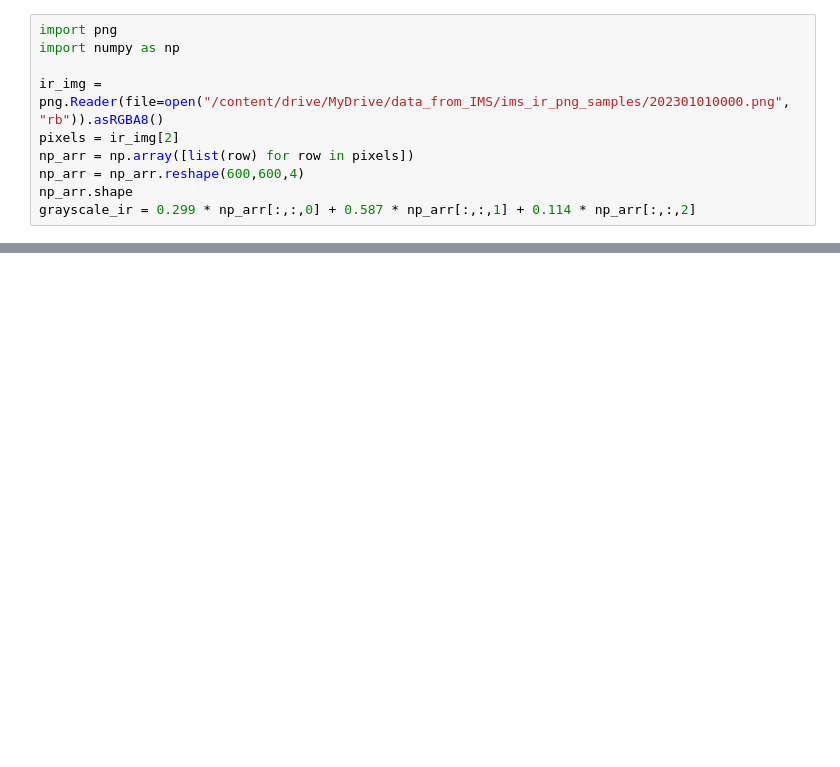
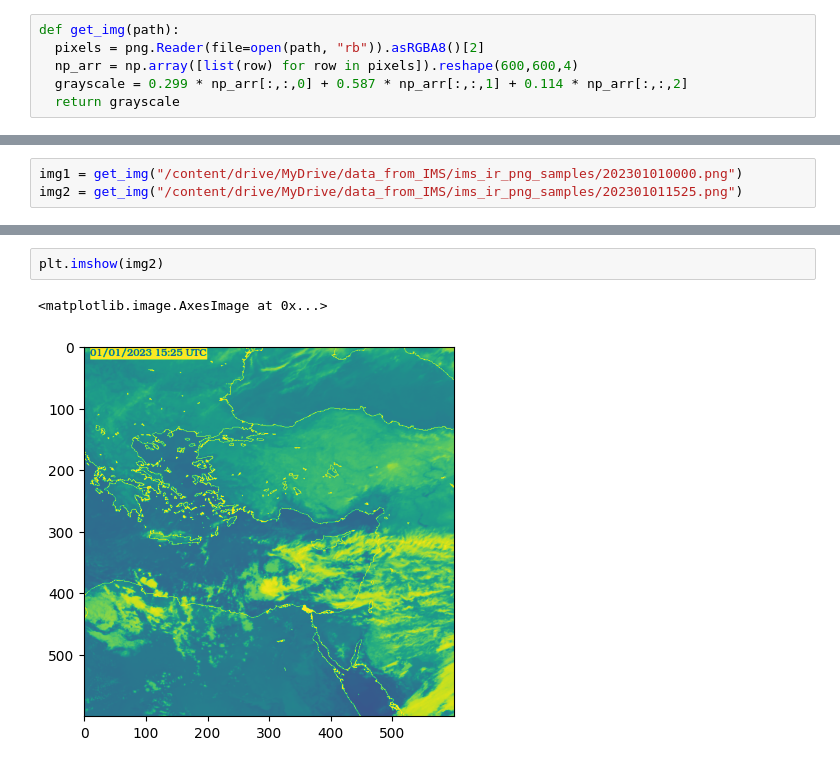
Before and after one commit to leahandofir/earthformer-inference-experiments, a Jupyter notebook: google_colab_experiments/ffs_library_drafts.ipynb, the cells around one changed output, grey strips where cells are left out. Saved outputs shown, nothing was run; the diff lists cells and outputs as text; blank space fills up the shorter version.

```diff
--- a/google_colab_experiments/ffs_library_drafts.ipynb
+++ b/google_colab_experiments/ffs_library_drafts.ipynb
@@ -16,10 +12,6 @@ Successfully installed pypng-0.20220715.0
 # %%
-import png
-import numpy as np
-
-ir_img = png.Reader(file=open("/content/drive/MyDrive/data_from_IMS/ims_ir_png_samples/202301010000.png", "rb")).asRGBA8()
-pixels = ir_img[2]
-np_arr = np.array([list(row) for row in pixels])
-np_arr = np_arr.reshape(600,600,4)
-np_arr.shape
-grayscale_ir = 0.299 * np_arr[:,:,0] + 0.587 * np_arr[:,:,1] + 0.114 * np_arr[:,:,2]
+def get_img(path):
+  pixels = png.Reader(file=open(path, "rb")).asRGBA8()[2]
+  np_arr = np.array([list(row) for row in pixels]).reshape(600,600,4)
+  grayscale = 0.299 * np_arr[:,:,0] + 0.587 * np_arr[:,:,1] + 0.114 * np_arr[:,:,2]
+  return grayscale
@@ -31,0 +18,3 @@ plt.imshow(grayscale_ir)
+# %%
+img1 = get_img("/content/drive/MyDrive/data_from_IMS/ims_ir_png_samples/202301010000.png")
+img2 = get_img("/content/drive/MyDrive/data_from_IMS/ims_ir_png_samples/202301011525.png")
@@ -31,0 +26,5 @@ plt.imshow(grayscale_ir)
+# %%
+plt.imshow(img2)
+# %% [output]
+<matplotlib.image.AxesImage at 0x...>
+[figure, added]
```
Also changed, not shown: parts of 16 cells of this notebook.
